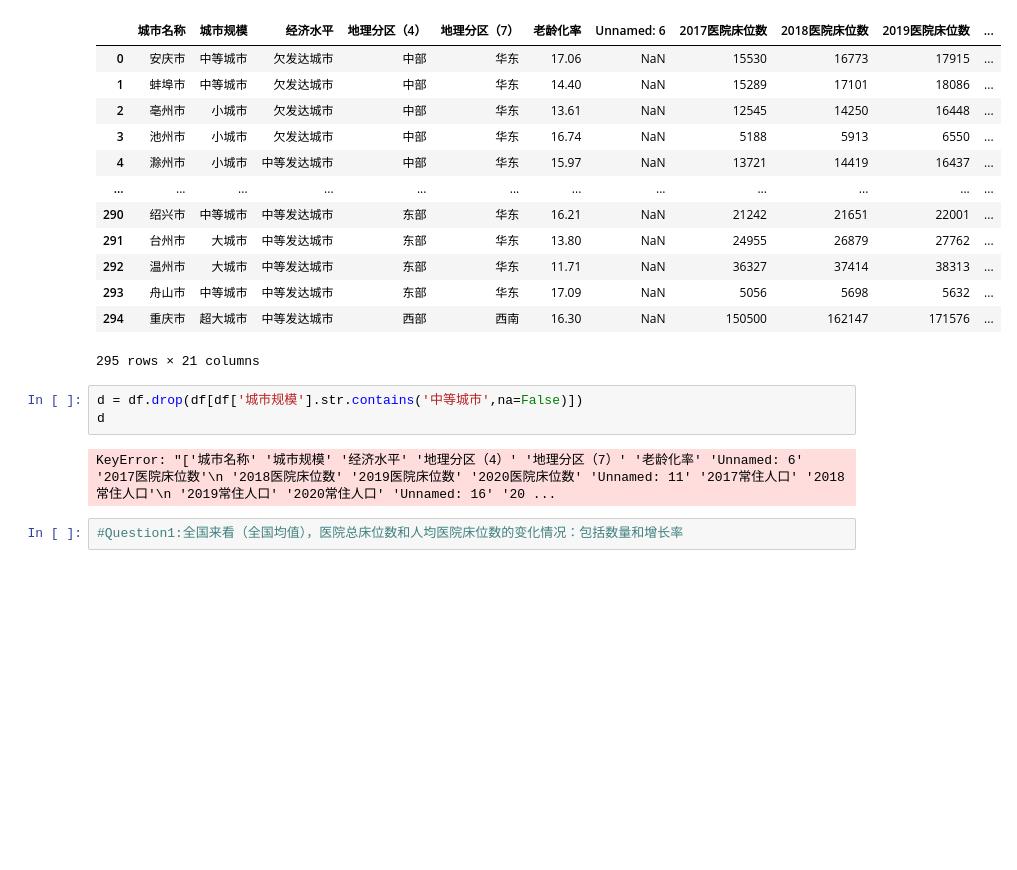
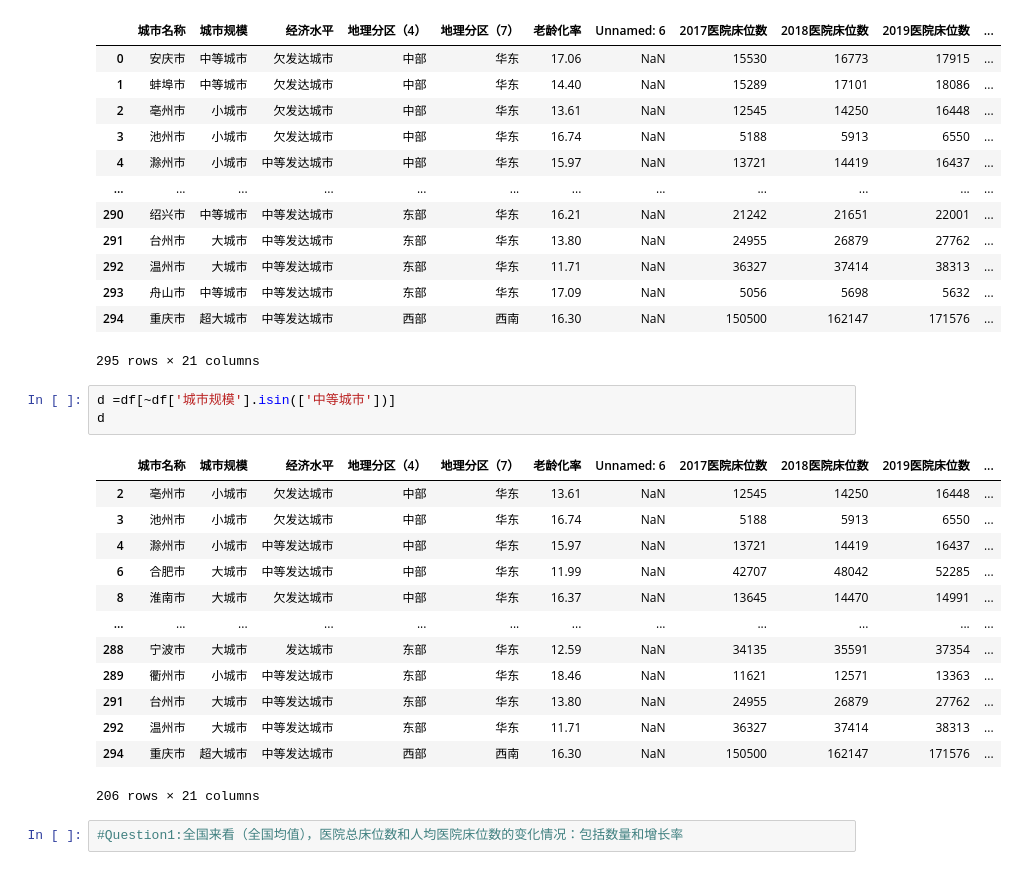
Before and after one commit to SiyiQi000/Internship_XCY_202209, a Jupyter notebook: 0918/Hospital_1_0918.ipynb, the cells around one changed output. Drawn from its saved outputs; the diff is of its cells as text; blank space fills up the shorter version.

```diff
--- a/0918/Hospital_1_0918.ipynb
+++ b/0918/Hospital_1_0918.ipynb
@@ -20,11 +20,23 @@ df
 | 293 | 舟山市 | 中等城市 | 中等发达城市 | 东部 | 华东 | 17.09 | NaN | 5056 | 5698 | 5632 | ... |
 | 294 | 重庆市 | 超大城市 | 中等发达城市 | 西部 | 西南 | 16.30 | NaN | 150500 | 162147 | 171576 | ... |
 295 rows × 21 columns
-# %%
-d = df.drop(df[df['城市规模'].str.contains('中等城市',na=False)])
-d
-# %% [output]
-KeyError: "['城市名称' '城市规模' '经济水平' '地理分区（4）' '地理分区（7）' '老龄化率' 'Unnamed: 6' '2017医院床位数'\n '2018医院床位数' '2019医院床位数' '2020医院床位数' 'Unnamed: 11' '2017常住人口' '2018常住人口'\n '2019常住人口' '2020常住人口' 'Unnamed: 16' '20 ...
+# %%
+d =df[~df['城市规模'].isin(['中等城市'])]
+d
+# %% [output]
+|  | 城市名称 | 城市规模 | 经济水平 | 地理分区（4） | 地理分区（7） | 老龄化率 | Unnamed: 6 | 2017医院床位数 | 2018医院床位数 | 2019医院床位数 | ... |
+| 2 | 亳州市 | 小城市 | 欠发达城市 | 中部 | 华东 | 13.61 | NaN | 12545 | 14250 | 16448 | ... |
+| 3 | 池州市 | 小城市 | 欠发达城市 | 中部 | 华东 | 16.74 | NaN | 5188 | 5913 | 6550 | ... |
+| 4 | 滁州市 | 小城市 | 中等发达城市 | 中部 | 华东 | 15.97 | NaN | 13721 | 14419 | 16437 | ... |
+| 6 | 合肥市 | 大城市 | 中等发达城市 | 中部 | 华东 | 11.99 | NaN | 42707 | 48042 | 52285 | ... |
+| 8 | 淮南市 | 大城市 | 欠发达城市 | 中部 | 华东 | 16.37 | NaN | 13645 | 14470 | 14991 | ... |
+| ... | ... | ... | ... | ... | ... | ... | ... | ... | ... | ... | ... |
+| 288 | 宁波市 | 大城市 | 发达城市 | 东部 | 华东 | 12.59 | NaN | 34135 | 35591 | 37354 | ... |
+| 289 | 衢州市 | 小城市 | 中等发达城市 | 东部 | 华东 | 18.46 | NaN | 11621 | 12571 | 13363 | ... |
+| 291 | 台州市 | 大城市 | 中等发达城市 | 东部 | 华东 | 13.80 | NaN | 24955 | 26879 | 27762 | ... |
+| 292 | 温州市 | 大城市 | 中等发达城市 | 东部 | 华东 | 11.71 | NaN | 36327 | 37414 | 38313 | ... |
+| 294 | 重庆市 | 超大城市 | 中等发达城市 | 西部 | 西南 | 16.30 | NaN | 150500 | 162147 | 171576 | ... |
+206 rows × 21 columns
 # %%
 #Question1:全国来看（全国均值），医院总床位数和人均医院床位数的变化情况：包括数量和增长率
 # %%
```
Also changed, not shown: 1 other file.
